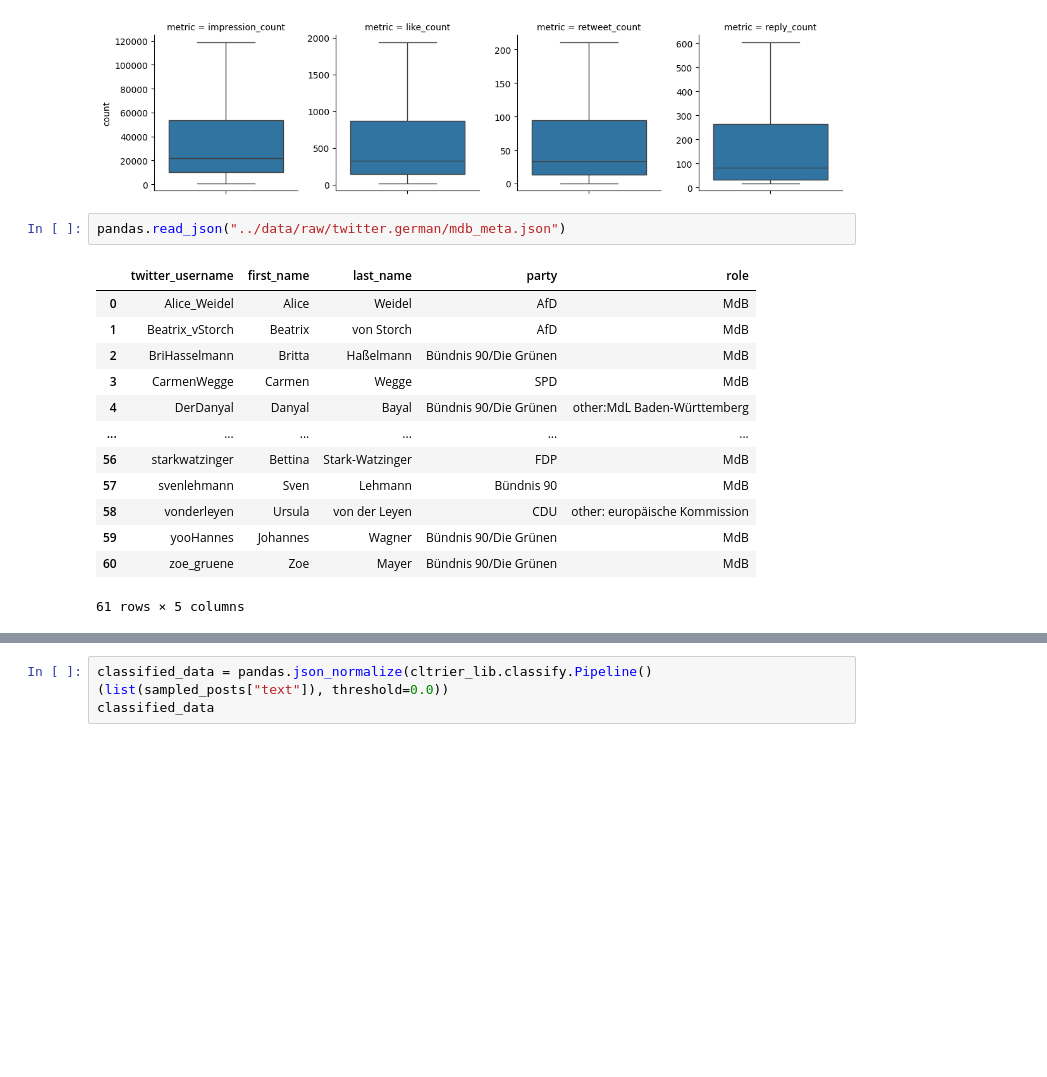
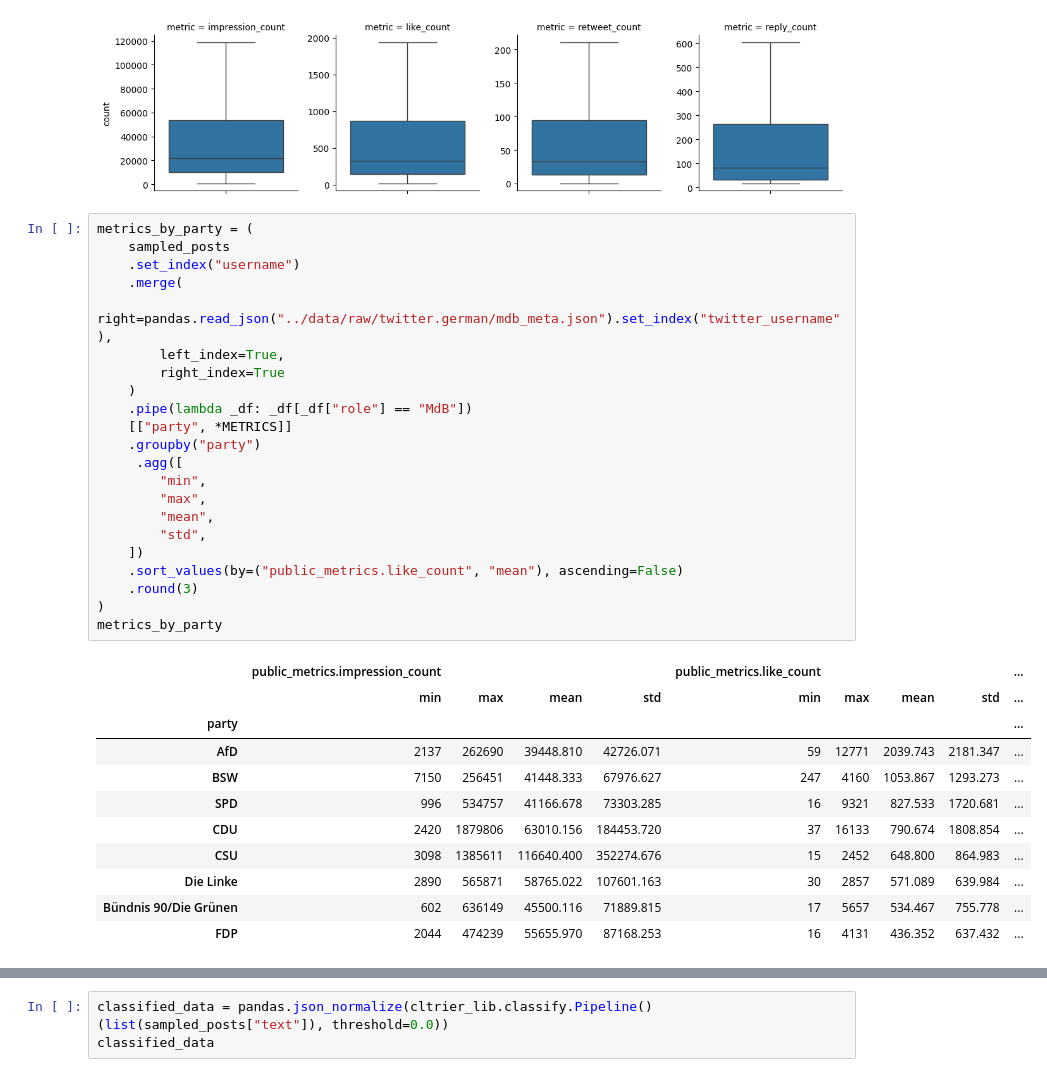
Before and after one commit to cl-trier/TWON-Agents, a Jupyter notebook: notebooks/00--Twitter-Germany-MdBTweets-Processing.ipynb, the cells around one changed output, grey strips where cells are left out. Drawn from its saved outputs; the diff is of its cells as text; blank space fills up the shorter version.

```diff
--- a/notebooks/00--Twitter-Germany-MdBTweets-Processing.ipynb
+++ b/notebooks/00--Twitter-Germany-MdBTweets-Processing.ipynb
@@ -144,19 +144,37 @@ grid.map_dataframe(seaborn.boxplot, y="count", showfliers=False)
 # %% [output]
 <seaborn.axisgrid.FacetGrid at 0x...>
 [figure]
-# %%
-pandas.read_json("../data/raw/twitter.german/mdb_meta.json")
-# %% [output]
-|  | twitter_username | first_name | last_name | party | role |
-| 0 | Alice_Weidel | Alice | Weidel | AfD | MdB |
-| 1 | Beatrix_vStorch | Beatrix | von Storch | AfD | MdB |
-| 2 | BriHasselmann | Britta | Haßelmann | Bündnis 90/Die Grünen | MdB |
-| 3 | CarmenWegge | Carmen | Wegge | SPD | MdB |
-| 4 | DerDanyal | Danyal | Bayal | Bündnis 90/Die Grünen | other:MdL Baden-Württemberg |
-| ... | ... | ... | ... | ... | ... |
-| 56 | starkwatzinger | Bettina | Stark-Watzinger | FDP | MdB |
-| 57 | svenlehmann | Sven | Lehmann | Bündnis 90 | MdB |
-| 58 | vonderleyen | Ursula | von der Leyen | CDU | other: europäische Kommission |
-| 59 | yooHannes | Johannes | Wagner | Bündnis 90/Die Grünen | MdB |
-| 60 | zoe_gruene | Zoe | Mayer | Bündnis 90/Die Grünen | MdB |
-61 rows × 5 columns
+# %%
+metrics_by_party = (
+    sampled_posts
+    .set_index("username")
+    .merge(
+        right=pandas.read_json("../data/raw/twitter.german/mdb_meta.json").set_index("twitter_username"),
+        left_index=True,
+        right_index=True
+    )
+    .pipe(lambda _df: _df[_df["role"] == "MdB"])
+    [["party", *METRICS]]
+    .groupby("party")
+     .agg([
+        "min",
+        "max",
+        "mean",
+        "std",
+    ])
+    .sort_values(by=("public_metrics.like_count", "mean"), ascending=False)
+    .round(3)
+)
+metrics_by_party
+# %% [output]
+|  | public_metrics.impression_count |  |  |  | public_metrics.like_count |  |  |  | ... |
+|  | min | max | mean | std | min | max | mean | std | ... |
+| party |  |  |  |  |  |  |  |  | ... |
+| AfD | 2137 | 262690 | 39448.810 | 42726.071 | 59 | 12771 | 2039.743 | 2181.347 | ... |
+| BSW | 7150 | 256451 | 41448.333 | 67976.627 | 247 | 4160 | 1053.867 | 1293.273 | ... |
+| SPD | 996 | 534757 | 41166.678 | 73303.285 | 16 | 9321 | 827.533 | 1720.681 | ... |
+| CDU | 2420 | 1879806 | 63010.156 | 184453.720 | 37 | 16133 | 790.674 | 1808.854 | ... |
+| CSU | 3098 | 1385611 | 116640.400 | 352274.676 | 15 | 2452 | 648.800 | 864.983 | ... |
+| Die Linke | 2890 | 565871 | 58765.022 | 107601.163 | 30 | 2857 | 571.089 | 639.984 | ... |
+| Bündnis 90/Die Grünen | 602 | 636149 | 45500.116 | 71889.815 | 17 | 5657 | 534.467 | 755.778 | ... |
+| FDP | 2044 | 474239 | 55655.970 | 87168.253 | 16 | 4131 | 436.352 | 637.432 | ... |
```
Also changed, not shown: parts of 1 cell of this notebook.
